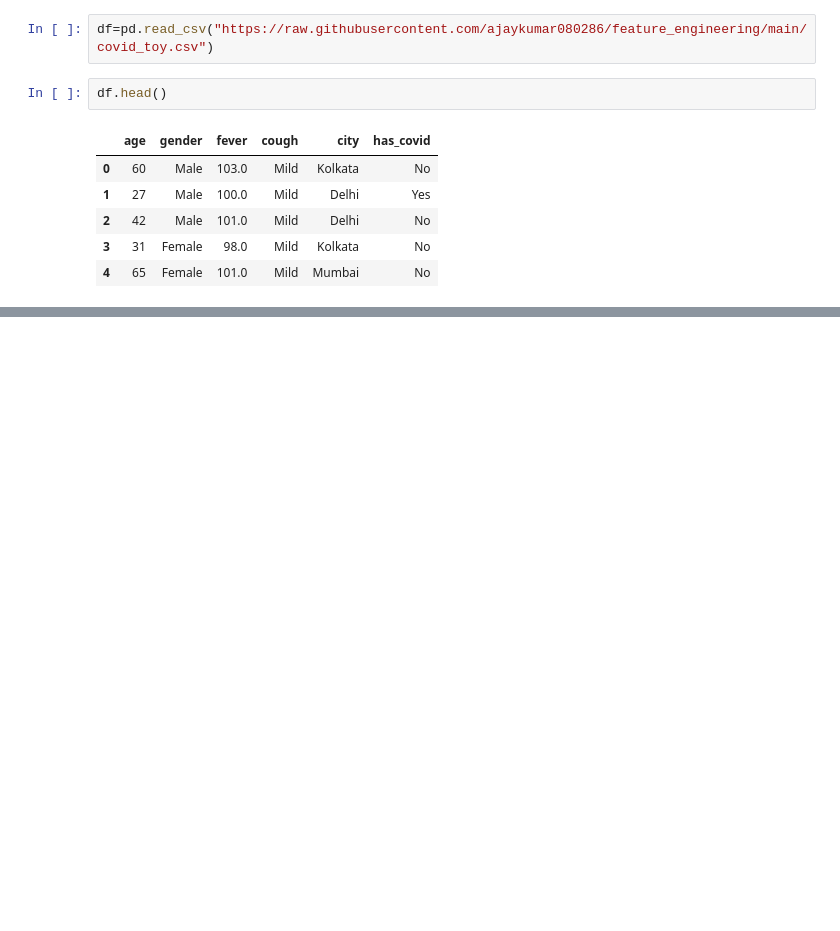
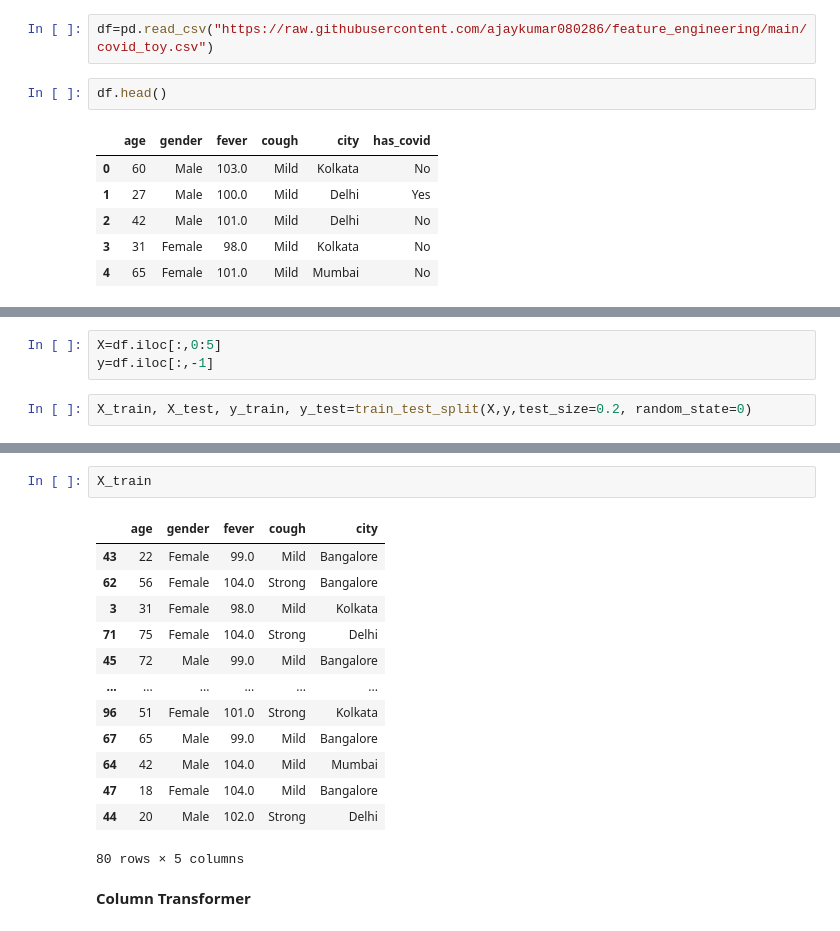
Before and after one commit to ajaykumar080286/feature_engineering, a Jupyter notebook: 13_column_transformer.ipynb, the cells around one changed output, grey strips where cells are left out. Drawn from its saved outputs; the diff is of its cells as text; blank space fills up the shorter version.

```diff
--- a/13_column_transformer.ipynb
+++ b/13_column_transformer.ipynb
@@ -18,0 +32,5 @@ df.head()
+# %%
+X=df.iloc[:,0:5]
+y=df.iloc[:,-1]
+# %%
+X_train, X_test, y_train, y_test=train_test_split(X,y,test_size=0.2, random_state=0)
@@ -18,0 +95,18 @@ df.head()
+# %%
+X_train
+# %% [output]
+|  | age | gender | fever | cough | city |
+| 43 | 22 | Female | 99.0 | Mild | Bangalore |
+| 62 | 56 | Female | 104.0 | Strong | Bangalore |
+| 3 | 31 | Female | 98.0 | Mild | Kolkata |
+| 71 | 75 | Female | 104.0 | Strong | Delhi |
+| 45 | 72 | Male | 99.0 | Mild | Bangalore |
+| ... | ... | ... | ... | ... | ... |
+| 96 | 51 | Female | 101.0 | Strong | Kolkata |
+| 67 | 65 | Male | 99.0 | Mild | Bangalore |
+| 64 | 42 | Male | 104.0 | Mild | Mumbai |
+| 47 | 18 | Female | 104.0 | Mild | Bangalore |
+| 44 | 20 | Male | 102.0 | Strong | Delhi |
+80 rows × 5 columns
+# %% [markdown]
+**Column Transformer**
```
Also changed, not shown: parts of 23 cells of this notebook.
